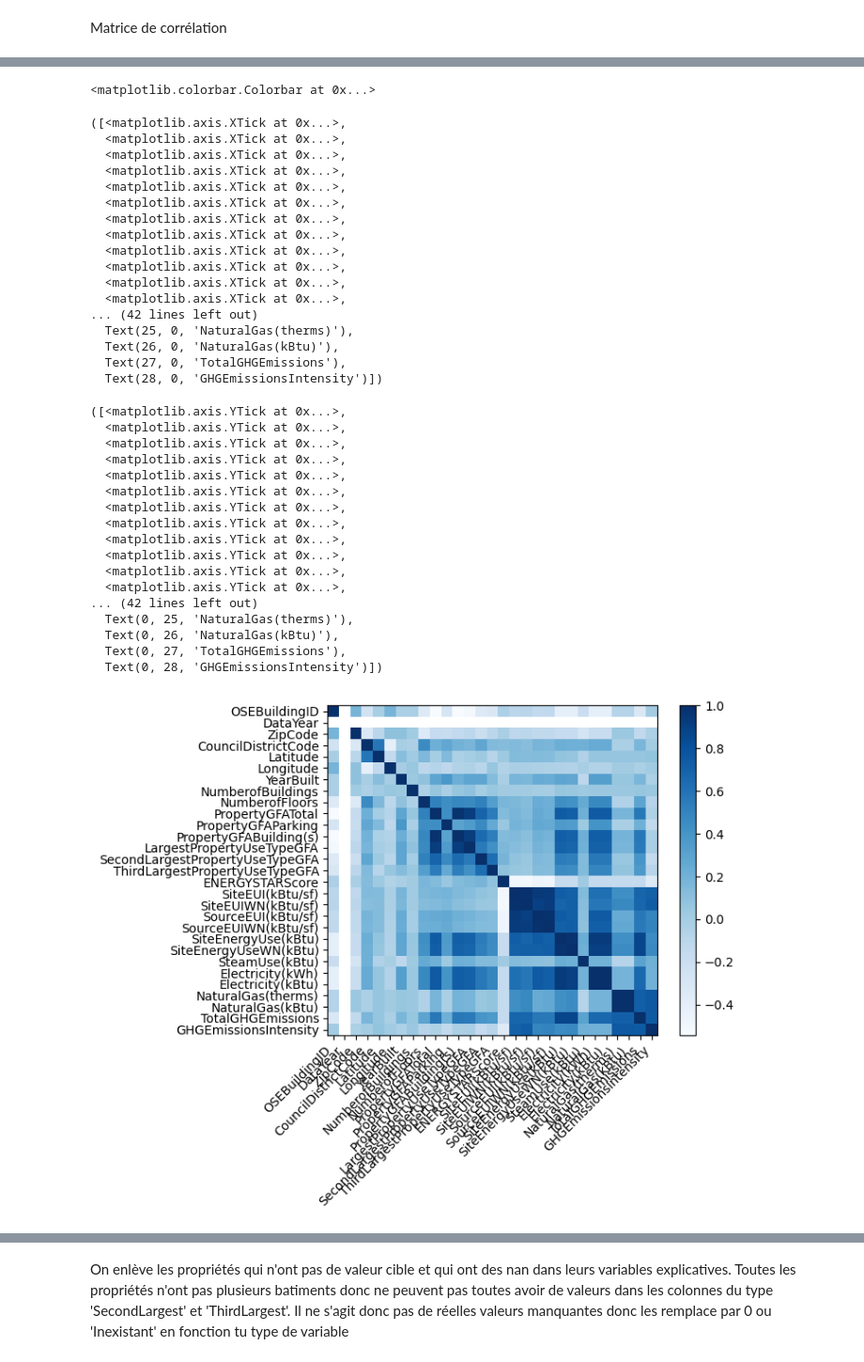
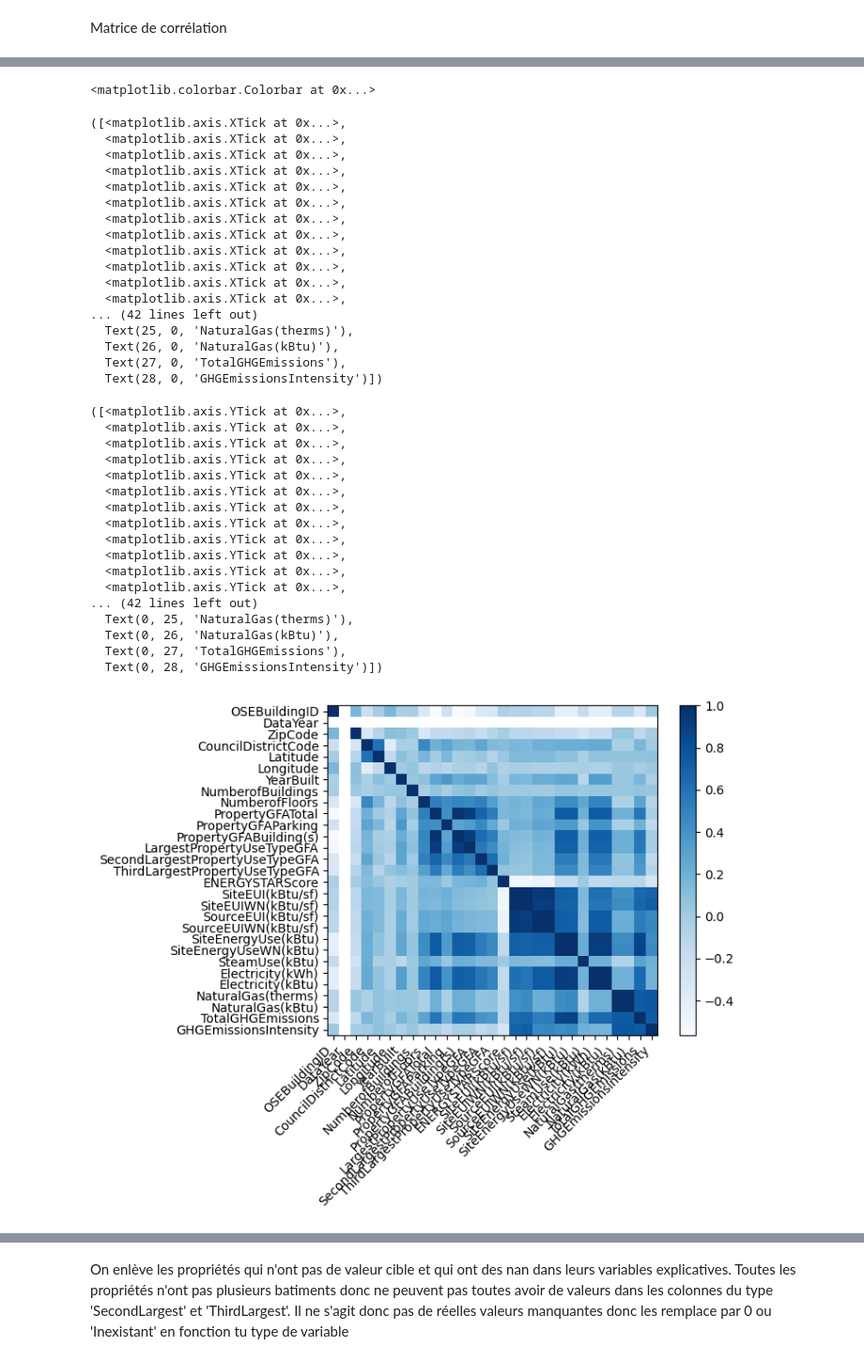
Before and after one commit to Manon-56/OC_P4, a Jupyter notebook: Projet4_notebook.ipynb, the cells around one changed output, grey strips where cells are left out. Shown at 94% size. Saved outputs shown, nothing was run; the diff lists cells and outputs as text; code cells hidden in the pictures.

```diff
--- a/Projet4_notebook.ipynb
+++ b/Projet4_notebook.ipynb
@@ -158,0 +366,2 @@ Après lecture des 22 noms de propriétés et après avoir mené quelques vérif
+# %%
+clean_data = clean_data.loc[clean_data['SiteEnergyUseWN(kBtu)'] > 0]
@@ -158,0 +399,2 @@ Après lecture des 22 noms de propriétés et après avoir mené quelques vérif
+# %%
+clean_data = clean_data.loc[clean_data['TotalGHGEmissions'] > 0]
@@ -409,0 +461,3 @@ plt.show()
+# %%
+clean_data['Neighborhood'] = clean_data['Neighborhood'].str.upper()
+clean_data['Neighborhood'].unique()
@@ -409,0 +471,3 @@ plt.show()
+# %%
+clean_data.loc[clean_data['Neighborhood'] == 'DELRIDGE NEIGHBORHOODS', 'Neighborhood'] = 'DELRIDGE'
+clean_data['Neighborhood'].unique()
@@ -410,7 +720,7 @@ plt.show()
 # %% [markdown]
 Matrice de corrélation
 # %%
-matrix = raw_data.corr(method = 'spearman', numeric_only = True)
+matrix = clean_data.corr(method = 'spearman', numeric_only = True)
 
 # plotting correlation matrix
 plt.imshow(matrix, cmap='Blues')
@@ -439,32 +749,32 @@ plt.show()
   <matplotlib.axis.XTick at 0x...>,
   <matplotlib.axis.XTick at 0x...>,
   <matplotlib.axis.XTick at 0x...>,
   <matplotlib.axis.XTick at 0x...>,
   <matplotlib.axis.XTick at 0x...>,
   <matplotlib.axis.XTick at 0x...>,
   <matplotlib.axis.XTick at 0x...>,
   <matplotlib.axis.XTick at 0x...>,
 ... (42 lines left out)
   Text(25, 0, 'NaturalGas(therms)'),
   Text(26, 0, 'NaturalGas(kBtu)'),
   Text(27, 0, 'TotalGHGEmissions'),
   Text(28, 0, 'GHGEmissionsIntensity')])
 ([<matplotlib.axis.YTick at 0x...>,
   <matplotlib.axis.YTick at 0x...>,
   <matplotlib.axis.YTick at 0x...>,
   <matplotlib.axis.YTick at 0x...>,
   <matplotlib.axis.YTick at 0x...>,
   <matplotlib.axis.YTick at 0x...>,
   <matplotlib.axis.YTick at 0x...>,
   <matplotlib.axis.YTick at 0x...>,
   <matplotlib.axis.YTick at 0x...>,
   <matplotlib.axis.YTick at 0x...>,
   <matplotlib.axis.YTick at 0x...>,
   <matplotlib.axis.YTick at 0x...>,
 ... (42 lines left out)
   Text(0, 25, 'NaturalGas(therms)'),
   Text(0, 26, 'NaturalGas(kBtu)'),
   Text(0, 27, 'TotalGHGEmissions'),
   Text(0, 28, 'GHGEmissionsIntensity')])
-[figure, old version]
+[figure, new version]
 # %% [markdown]
```
Also changed, not shown: parts of 214 cells of this notebook, 1 other file.
